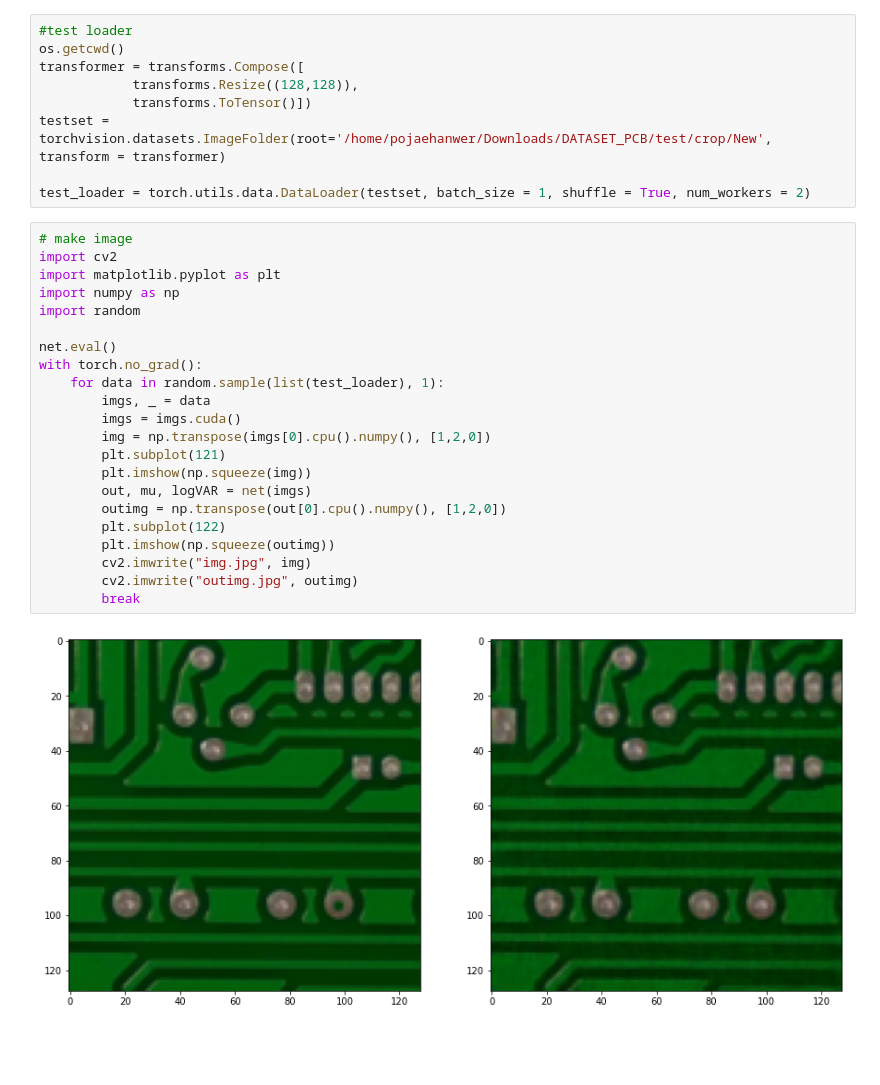
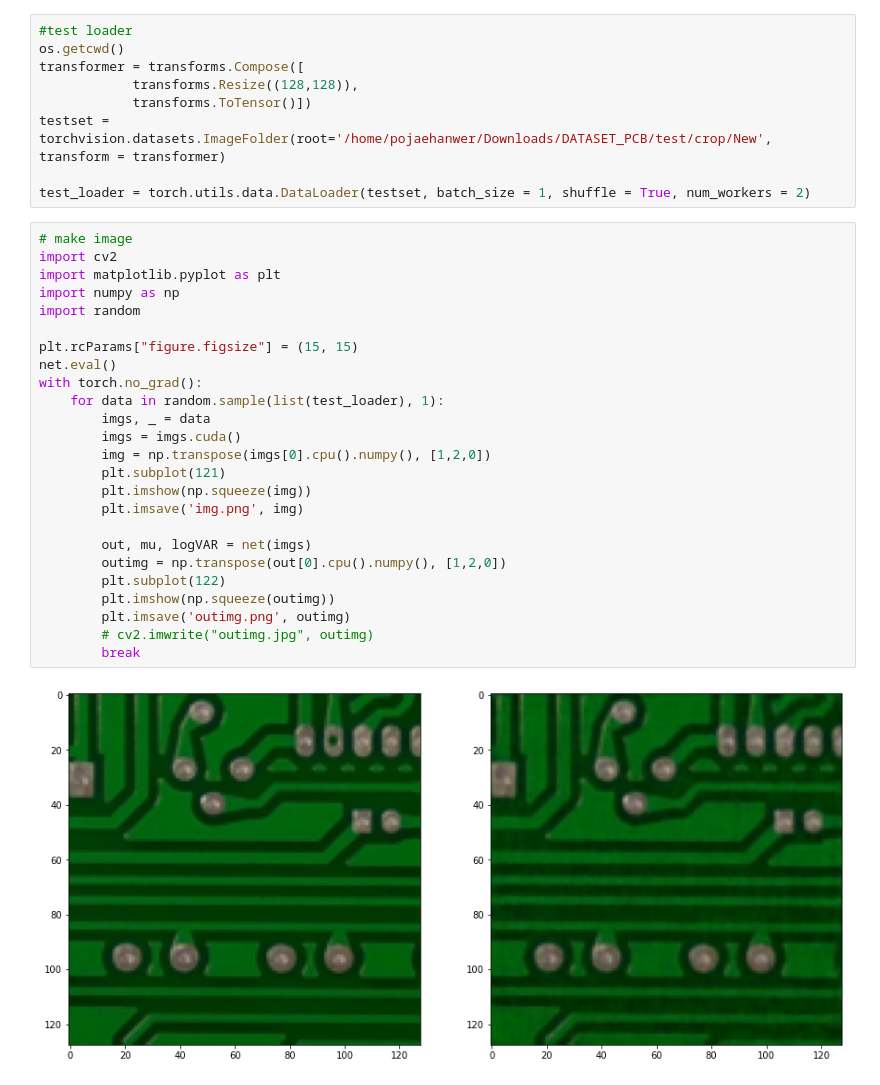
Before and after one commit to JandaGo/Make_Conv_VAE, a Jupyter notebook: CVAE_layer.ipynb, the cells around one changed output. Cells and saved outputs as stored; diff of their text form; blank space fills up the shorter version.

```diff
--- a/CVAE_layer.ipynb
+++ b/CVAE_layer.ipynb
@@ -228,24 +219,27 @@ test_loader = torch.utils.data.DataLoader(testset, batch_size = 1, shuffle = Tru
 # %%
 # make image
 import cv2
 import matplotlib.pyplot as plt
 import numpy as np
 import random
 
+plt.rcParams["figure.figsize"] = (15, 15)
 net.eval()
 with torch.no_grad():
     for data in random.sample(list(test_loader), 1):
         imgs, _ = data
         imgs = imgs.cuda()
         img = np.transpose(imgs[0].cpu().numpy(), [1,2,0])
         plt.subplot(121)
         plt.imshow(np.squeeze(img))
+        plt.imsave('img.png', img)
+
         out, mu, logVAR = net(imgs)
         outimg = np.transpose(out[0].cpu().numpy(), [1,2,0])
         plt.subplot(122)
         plt.imshow(np.squeeze(outimg))
-        cv2.imwrite("img.jpg", img)
-        cv2.imwrite("outimg.jpg", outimg)
+        plt.imsave('outimg.png', outimg)
+        # cv2.imwrite("outimg.jpg", outimg)
         break
 # %% [output]
-[figure, old version]
+[figure, new version]
```
Also changed, not shown: parts of 5 cells of this notebook, 2 other files.
